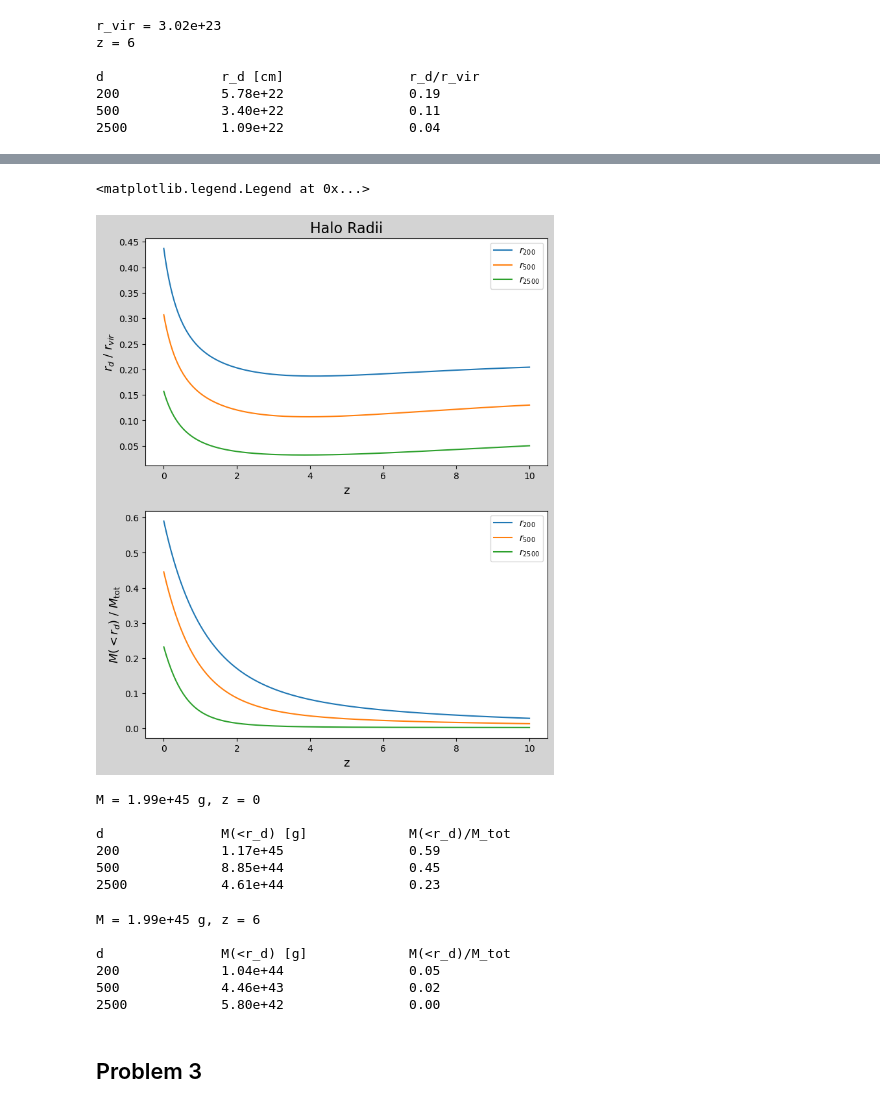
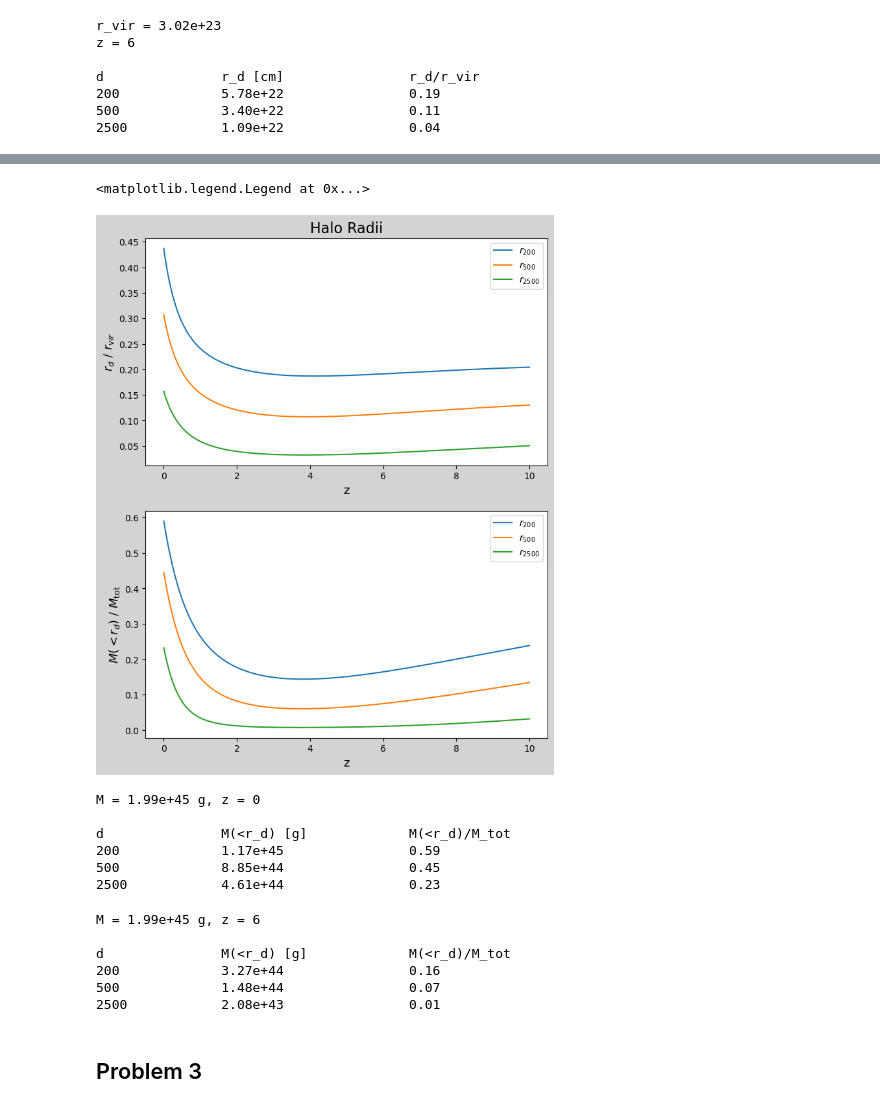
Before and after one commit to AutumnPearce/galaxies2025, a Jupyter notebook: hw3.ipynb, the cells around one changed output, grey strips where cells are left out. Cells and saved outputs as stored; diff of their text form; code cells hidden in the pictures.

```diff
--- a/hw3.ipynb
+++ b/hw3.ipynb
@@ -98,7 +98,7 @@ ax.legend()
 from scipy import interpolate
 
 def r_d(d=200, M=M, z=0):
-    rs = np.logspace(20, np.log10(r_vir(M,0)), 10000)
+    rs = np.logspace(20, np.log10(r_vir(M=M,z=z)), 10000)
     rhos = rho(rs, z=z)
     r = interpolate.interp1d(rhos, rs)
 
@@ -125,7 +126,7 @@ this_r_vir = r_vir(M,z)
 print(f"r_vir = {this_r_vir:.2e}\nz = 6\n")
 print("d\t\tr_d [cm]\t\tr_d/r_vir")
 for d in [200,500,2500]:
-    this_r_d = r_d(d=d,z=z)
+    this_r_d = r_d(d=d,M=M,z=z)
     print(f"{d}\t\t{this_r_d:.2e}\t\t{this_r_d/this_r_vir:.2f}")
 # %% [output]
 r_vir = 3.02e+23
@@ -144,0 +139,32 @@ def m_internal(r):
+# %%
+from scipy.integrate import quad
+
+# def m_internal(r, z=0, M=M):
+#     def integrand(r):
+#         return 4*np.pi * r**2 * rho(r, z=z, M=M)
+#     return quad(integrand, 0, r,)[0]
+
+def m_internal(r, z=0, M=M):
+    r_v = r_vir(M,z)
+    c_v = concentration.concentration(M=M/1.989e33, z=z, mdef="vir", model="diemer15_orig")
+
+    numerator = np.log(1+(r*c_v/r_v)) - ((r*c_v/(r_v+r*c_v)))
+    denom = np.log(1+c_v) - c_v/(1+c_v)
+
+    return M*numerator/denom
+
+fig,ax = plt.subplots(1, figsize=(8,5))
+fig.set_facecolor('lightgray')
+ax.set_title(r"$M(<r)$ vs. r", fontsize=16)
+ax.set_xlabel('r [cm]', fontsize=13)
+ax.set_ylabel(r"$M(<r)$ [g]", fontsize=13)
+ax.set_yscale('log')
+ax.set_xscale('log')
+
+rs = np.logspace(20, np.log10(r_vir(M,0)), 300)
+
+for z in notable_zs:
+    phis = [m_internal(r,M=M,z=z) for r in rs]
+    ax.plot(rs, phis, label=f"z={z}")
+
+ax.legend()
@@ -145,30 +174,28 @@ def m_internal(r):
 # %%
-zs = np.linspace(0,10,300)
+zs = np.linspace(0,10,500)
 r_virs = r_vir(M,zs)
 ds = [200,500,2500]
-r_200s = [r_d(d=200,z=z) for z in zs]
-
 
 fig,axes = plt.subplots(nrows=2, ncols=1, figsize=(8,10))
 fig.set_facecolor('lightgray')
 axes[0].set_title("Halo Radii", fontsize=16)
 axes[0].set_xlabel('z', fontsize=13)
 axes[0].set_ylabel("$r_d$ / $r_{vir}$", fontsize=13)
 
 axes[1].set_xlabel('z', fontsize=13)
 axes[1].set_ylabel("$M(<r_d)$ / $M_{\mathrm{tot}}$", fontsize=13)
 
 for d in ds:
-    r_ds = [r_d(d=d,z=z) for z in zs]
-    Ms = np.array([m_internal(r) for r in r_ds])
+    r_ds = [r_d(d=d, M=M, z=z) for z in zs]
+    Ms = np.array([m_internal(r_ds[i],z) for i,z in enumerate(zs)])
     axes[0].plot(zs, r_ds/r_virs, label=f"$r_{{{d}}}$")
     axes[1].plot(zs, Ms/M, label=f"$r_{{{d}}}$")
 
 axes[0].legend()
 axes[1].legend()
 # %% [output]
 <matplotlib.legend.Legend at 0x...>
-[figure, old version]
+[figure, new version]
 # %%
 z = 0
 this_r_vir = r_vir(M,z)
@@ -192,14 +219,14 @@ print(f"M = {M:.2e} g, z = {z}\n")
 print("d\t\tM(<r_d) [g]\t\tM(<r_d)/M_tot")
 for d in [200,500,2500]:
     this_r_d = r_d(d=d,z=z)
-    m_int = m_internal(this_r_d)
+    m_int = m_internal(this_r_d, z=z)
     print(f"{d}\t\t{m_int:.2e}\t\t{m_int/M:.2f}")
 # %% [output]
 M = 1.99e+45 g, z = 6
 
 d               M(<r_d) [g]             M(<r_d)/M_tot
-200             1.04e+44                0.05
-500             4.46e+43                0.02
-2500            5.80e+42                0.00
+200             3.27e+44                0.16
+500             1.48e+44                0.07
+2500            2.08e+43                0.01
 # %% [markdown]
 ## Problem 3
```
Also changed, not shown: parts of 8 cells of this notebook, 2 other files.
